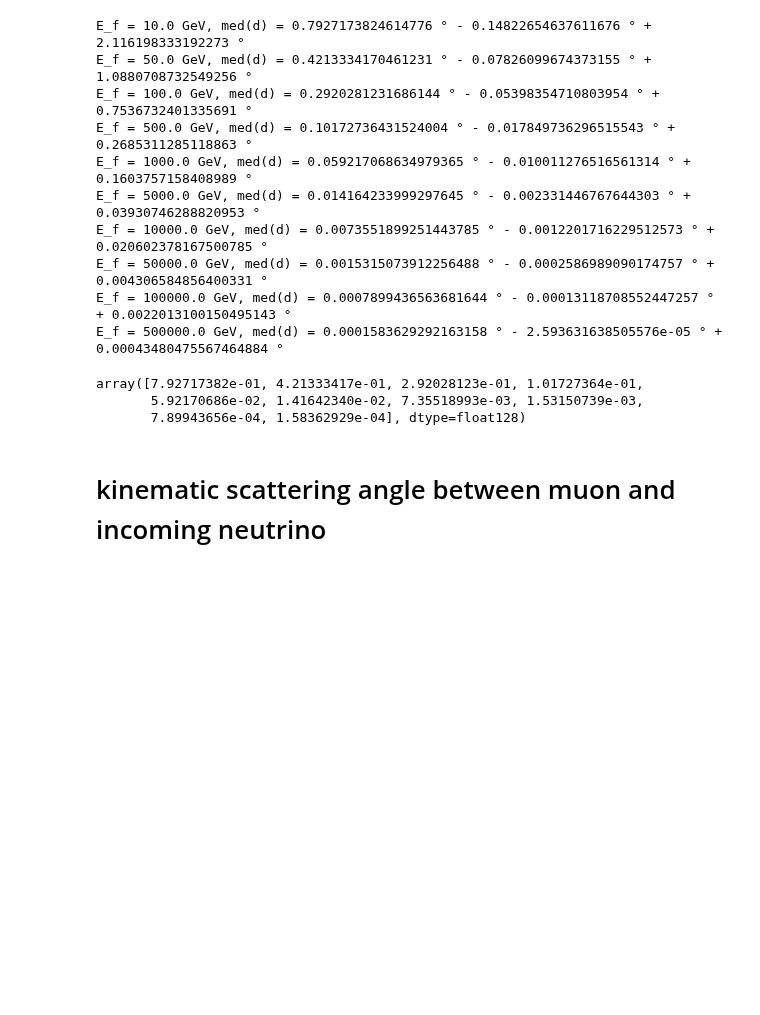
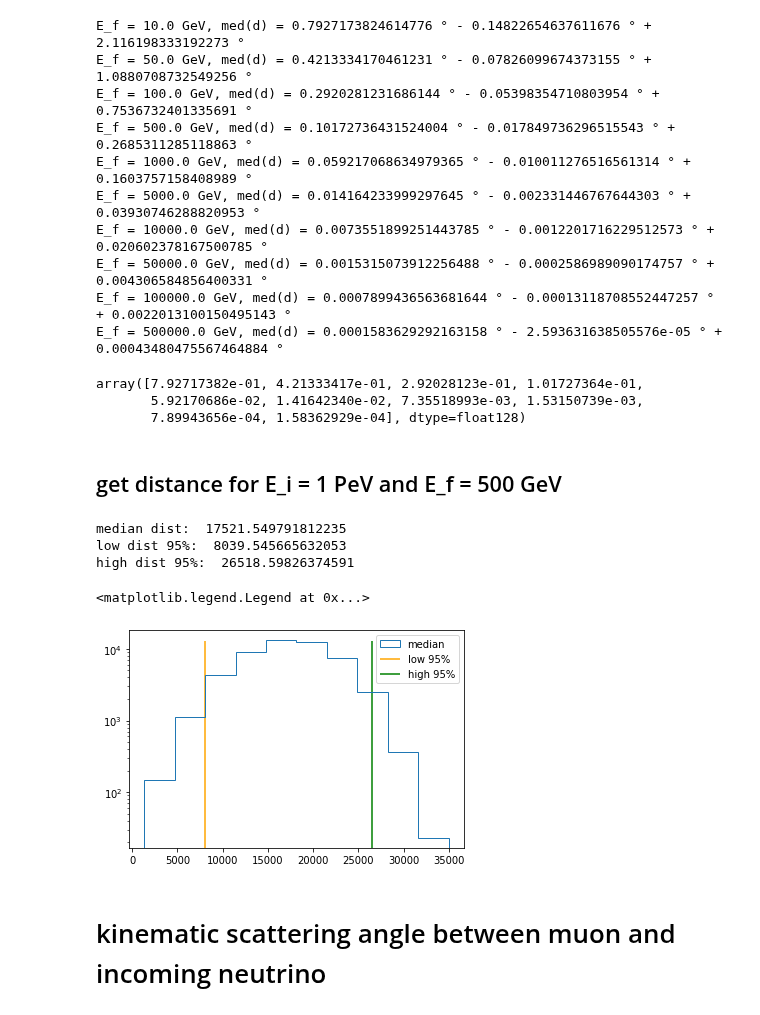
Before and after one commit to pascalgutjahr/muon-deflection-paper, a Jupyter notebook: deflection/total_defl_combined_moliere.ipynb, the cells around one changed output. Saved outputs shown, nothing was run; the diff lists cells and outputs as text; code cells hidden in the pictures; blank space fills up the shorter version.

```diff
--- a/deflection/total_defl_combined_moliere.ipynb
+++ b/deflection/total_defl_combined_moliere.ipynb
@@ -922,6 +922,28 @@ np.array(deflection_median_1P_cut_10)
 array([7.92717382e-01, 4.21333417e-01, 2.92028123e-01, 1.01727364e-01,
        5.92170686e-02, 1.41642340e-02, 7.35518993e-03, 1.53150739e-03,
        7.89943656e-04, 1.58362929e-04], dtype=float128)
+# %% [markdown]
+## get distance for E_i = 1 PeV and E_f = 500 GeV
+# %%
+mi = 0.9
+median_dist_1_500 = np.median(df_dict['df_08'].distances[df_dict['df_08'].E_f > mi * 500])
+print('median dist: ', median_dist_1_500)
+low_dist_1_500 = np.quantile(df_dict['df_08'].distances[df_dict['df_08'].E_f > mi * 500], 0.025)
+print('low dist 95%: ', low_dist_1_500)
+high_dist_1_500 = np.quantile(df_dict['df_08'].distances[df_dict['df_08'].E_f > mi * 500], 0.975) # - median_dist_1_500
+print('high dist 95%: ', high_dist_1_500)
+
+plt.hist(df_dict['df_08'].distances[df_dict['df_08'].E_f > mi * 500], histtype='step', label='median')
+plt.vlines(low_dist_1_500, 0, 13e3, color='orange', label='low 95%')
+plt.vlines(high_dist_1_500, 0, 13e3, color='green', label='high 95%')
+plt.yscale('log')
+plt.legend()
+# %% [output]
+median dist:  17521.549791812235
+low dist 95%:  8039.545665632053
+high dist 95%:  26518.59826374591
+<matplotlib.legend.Legend at 0x...>
+[figure, added]
 # %% [markdown]
 # kinematic scattering angle between muon and incoming neutrino
 # %%
```
Also changed, not shown: parts of 1 cell of this notebook, 1 other file.
